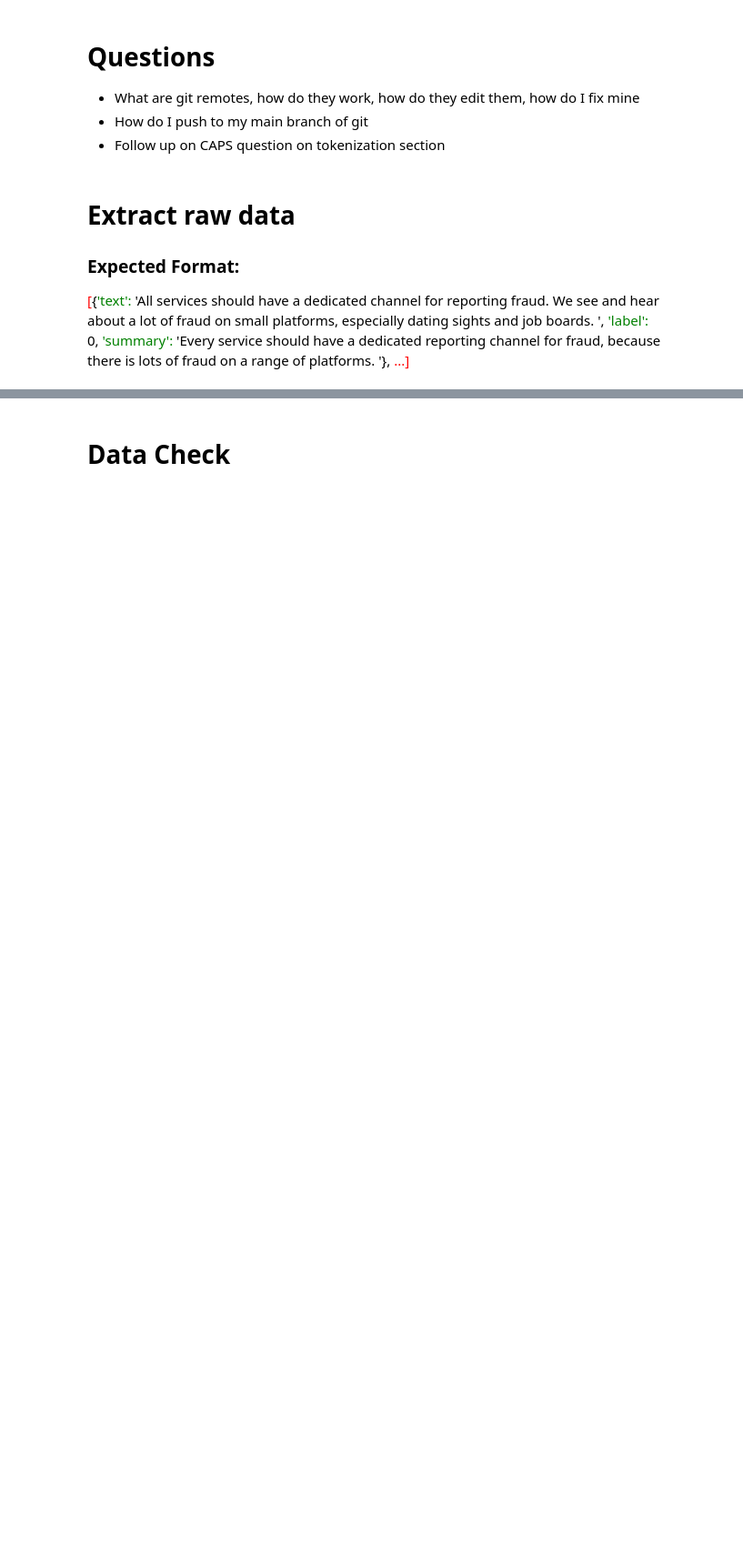
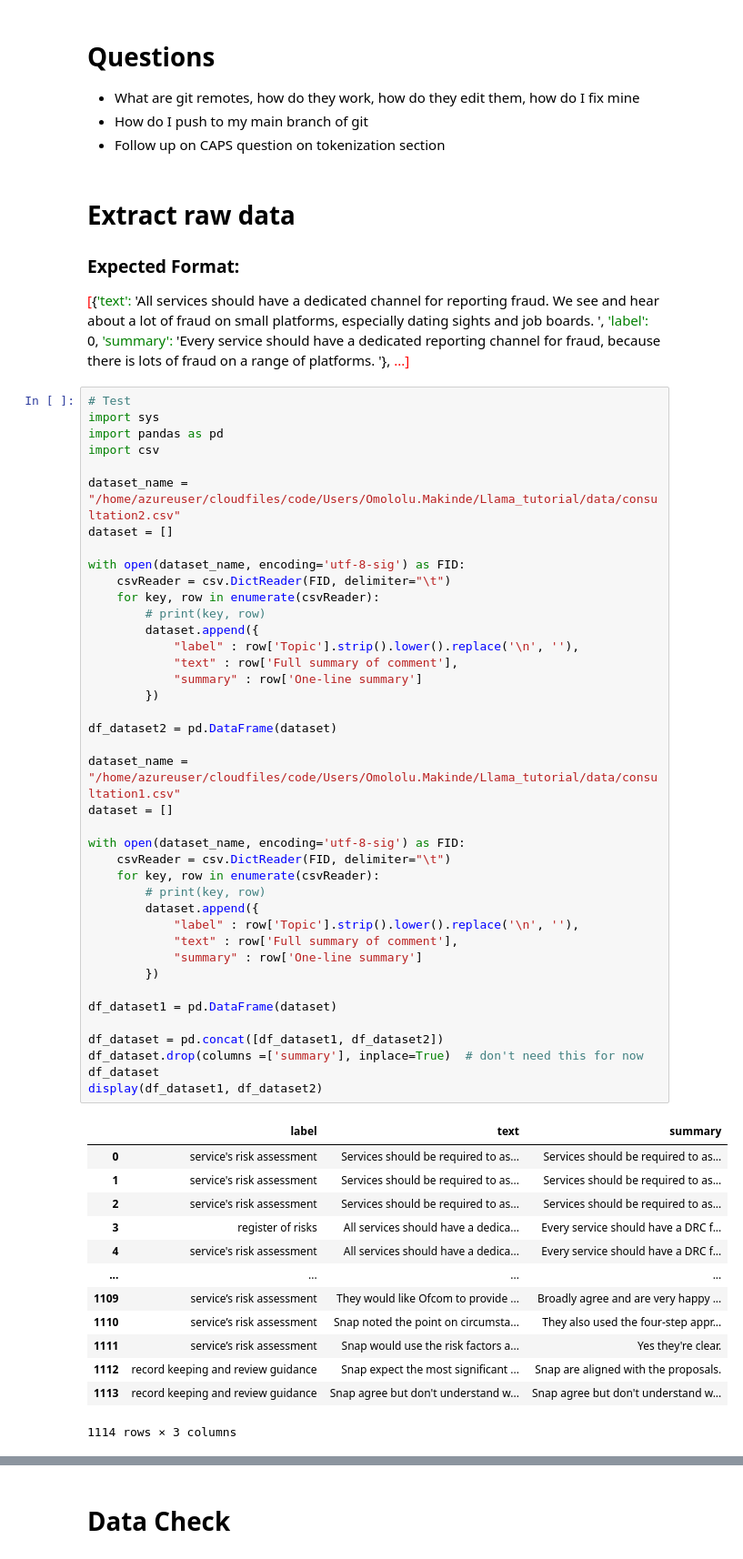
Before and after one commit to Michael-Sowter/Deep_Learning_Training, a Jupyter notebook: Text Classifier/Old_Code/MICHAEL_modularized_topic_classification.ipynb, the cells around one changed output, grey strips where cells are left out. Shown at 91% size. Drawn from its saved outputs; the diff is of its cells as text; blank space fills up the shorter version.

```diff
--- a/Text Classifier/Old_Code/MICHAEL_modularized_topic_classification.ipynb
+++ b/Text Classifier/Old_Code/MICHAEL_modularized_topic_classification.ipynb
@@ -9,3 +9,57 @@
 <font color='red'>[</font>{<font color='green'>'text':</font> 'All services should have a dedicated channel for reporting fraud. We see and hear about a lot of fraud on small platforms, especially dating sights and job boards. ',
   <font color='green'>'label':</font> 0,
   <font color='green'>'summary':</font> 'Every service should have a dedicated reporting channel for fraud, because there is lots of fraud on a range of platforms. '}, <font color='red'>...]</font>
+# %%
+# Test
+import sys
+import pandas as pd
+import csv
+
+dataset_name = "/home/azureuser/cloudfiles/code/Users/Omololu.Makinde/Llama_tutorial/data/consultation2.csv"
+dataset = []
+
+with open(dataset_name, encoding='utf-8-sig') as FID:
+    csvReader = csv.DictReader(FID, delimiter="\t")
+    for key, row in enumerate(csvReader):
+        # print(key, row)
+        dataset.append({
+            "label" : row['Topic'].strip().lower().replace('\n', ''),
+            "text" : row['Full summary of comment'],
+            "summary" : row['One-line summary']
+        })
+
+df_dataset2 = pd.DataFrame(dataset)
+
+dataset_name = "/home/azureuser/cloudfiles/code/Users/Omololu.Makinde/Llama_tutorial/data/consultation1.csv"
+dataset = []
+
+with open(dataset_name, encoding='utf-8-sig') as FID:
+    csvReader = csv.DictReader(FID, delimiter="\t")
+    for key, row in enumerate(csvReader):
+        # print(key, row)
+        dataset.append({
+            "label" : row['Topic'].strip().lower().replace('\n', ''),
+            "text" : row['Full summary of comment'],
+            "summary" : row['One-line summary']
+        })
+
+df_dataset1 = pd.DataFrame(dataset)
+
+df_dataset = pd.concat([df_dataset1, df_dataset2])
+df_dataset.drop(columns =['summary'], inplace=True)  # don't need this for now
+df_dataset
+display(df_dataset1, df_dataset2)
+# %% [output]
+|  | label | text | summary |
+| 0 | service's risk assessment | Services should be required to as... | Services should be required to as... |
+| 1 | service's risk assessment | Services should be required to as... | Services should be required to as... |
+| 2 | service's risk assessment | Services should be required to as... | Services should be required to as... |
+| 3 | register of risks | All services should have a dedica... | Every service should have a DRC f... |
+| 4 | service's risk assessment | All services should have a dedica... | Every service should have a DRC f... |
+| ... | ... | ... | ... |
+| 1109 | service’s risk assessment | They would like Ofcom to provide ... | Broadly agree and are very happy ... |
+| 1110 | service’s risk assessment | Snap noted the point on circumsta... | They also used the four-step appr... |
+| 1111 | service’s risk assessment | Snap would use the risk factors a... | Yes they're clear. |
+| 1112 | record keeping and review guidance | Snap expect the most significant ... | Snap are aligned with the proposals. |
+| 1113 | record keeping and review guidance | Snap agree but don't understand w... | Snap agree but don't understand w... |
+1114 rows × 3 columns
```
Also changed, not shown: parts of 7 cells of this notebook, 13 other files.
